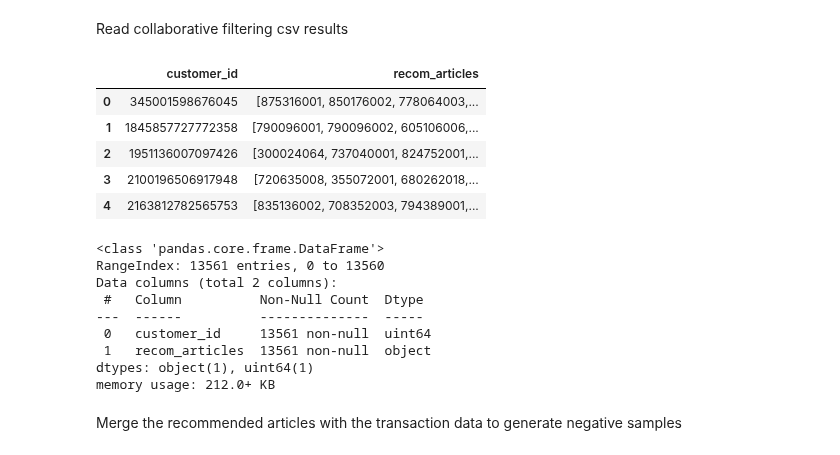
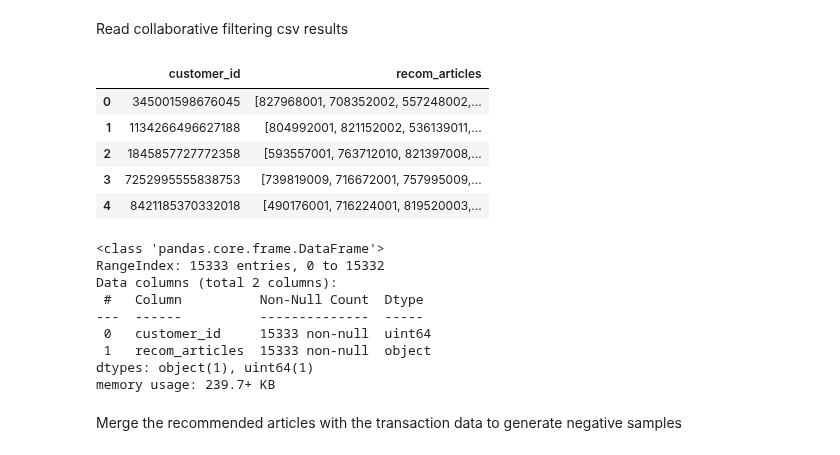
Before and after one commit to msmillan7/Kaggle_Competition-HM_Recommender_System, a Jupyter notebook: 03_ranking.ipynb, the cells around one changed output. Saved outputs shown, nothing was run; the diff lists cells and outputs as text; code cells hidden in the pictures.

```diff
--- a/03_ranking.ipynb
+++ b/03_ranking.ipynb
@@ -135,27 +114,27 @@ Name: week, Length: 105, dtype: int64
 # %% [markdown]
 Read collaborative filtering csv results
 # %%
-customers_rec_articles = pd.read_csv(f'customers_recommended_articles_sample{collab_sample}.csv')
+customers_rec_articles = pd.read_csv("customers_recommended_articles.csv")
 customers_rec_articles.head()
 # %% [output]
 |  | customer_id | recom_articles |
-| 0 | 345001598676045 | [875316001, 850176002, 778064003,... |
-| 1 | 1845857727772358 | [790096001, 790096002, 605106006,... |
-| 2 | 1951136007097426 | [300024064, 737040001, 824752001,... |
-| 3 | 2100196506917948 | [720635008, 355072001, 680262018,... |
-| 4 | 2163812782565753 | [835136002, 708352003, 794389001,... |
+| 0 | 345001598676045 | [827968001, 708352002, 557248002,... |
+| 1 | 1134266496627188 | [804992001, 821152002, 536139011,... |
+| 2 | 1845857727772358 | [593557001, 763712010, 821397008,... |
+| 3 | 7252995555838753 | [739819009, 716672001, 757995009,... |
+| 4 | 8421185370332018 | [490176001, 716224001, 819520003,... |
 # %%
 customers_rec_articles.info()
 # %% [output]
 <class 'pandas.core.frame.DataFrame'>
-RangeIndex: 13561 entries, 0 to 13560
+RangeIndex: 15333 entries, 0 to 15332
 Data columns (total 2 columns):
  #   Column          Non-Null Count  Dtype
 ---  ------          --------------  -----
- 0   customer_id     13561 non-null  uint64
- 1   recom_articles  13561 non-null  object
+ 0   customer_id     15333 non-null  uint64
+ 1   recom_articles  15333 non-null  object
 dtypes: object(1), uint64(1)
-memory usage: 212.0+ KB
+memory usage: 239.7+ KB
 # %% [markdown]
 Merge the recommended articles with the transaction data to generate negative samples
 # %%
```
Also changed, not shown: parts of 55 cells of this notebook, 5 other files.
